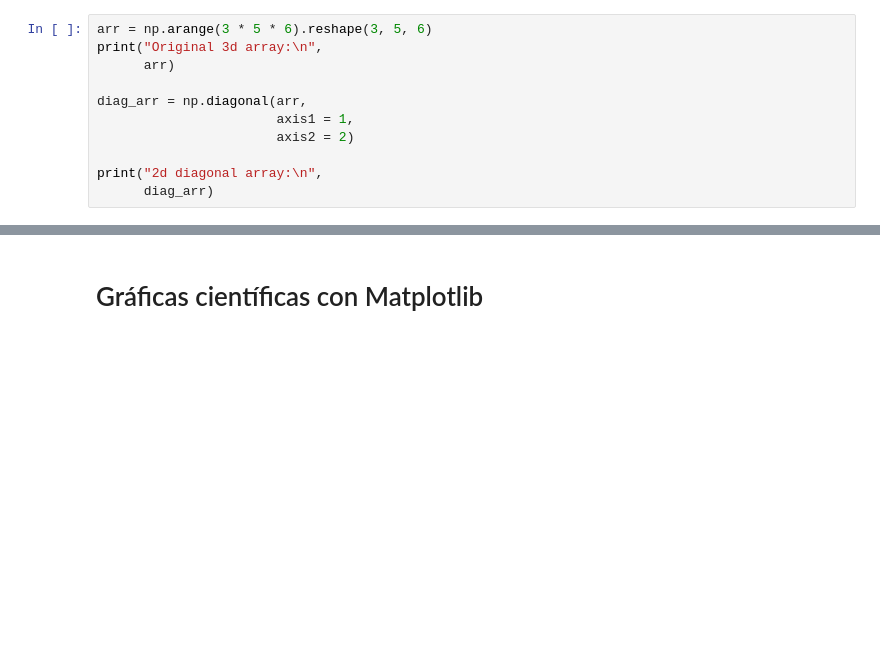
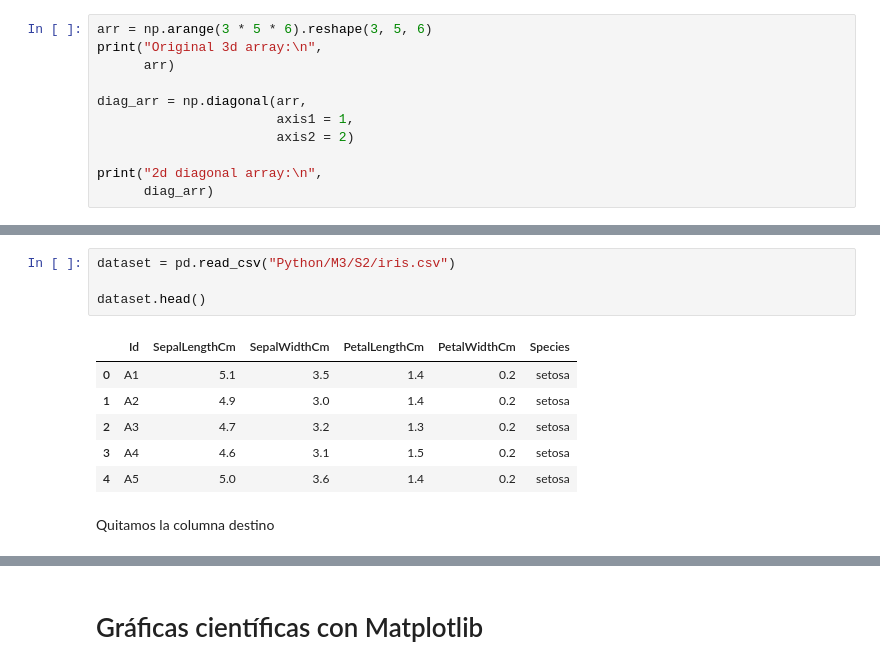
Before and after one commit to pikey-msc/Python, a Jupyter notebook: M3/C2_M3.ipynb, the cells around one changed output, grey strips where cells are left out. Saved outputs shown, nothing was run; the diff lists cells and outputs as text; blank space fills up the shorter version.

```diff
--- a/M3/C2_M3.ipynb
+++ b/M3/C2_M3.ipynb
@@ -1054,0 +1070,13 @@ print("2d diagonal array:\n",
+# %%
+dataset = pd.read_csv("Python/M3/S2/iris.csv")
+
+dataset.head()
+# %% [output]
+|  | Id | SepalLengthCm | SepalWidthCm | PetalLengthCm | PetalWidthCm | Species |
+| 0 | A1 | 5.1 | 3.5 | 1.4 | 0.2 | setosa |
+| 1 | A2 | 4.9 | 3.0 | 1.4 | 0.2 | setosa |
+| 2 | A3 | 4.7 | 3.2 | 1.3 | 0.2 | setosa |
+| 3 | A4 | 4.6 | 3.1 | 1.5 | 0.2 | setosa |
+| 4 | A5 | 5.0 | 3.6 | 1.4 | 0.2 | setosa |
+# %% [markdown]
+Quitamos la columna destino
```
Also changed, not shown: parts of 11 cells of this notebook.
